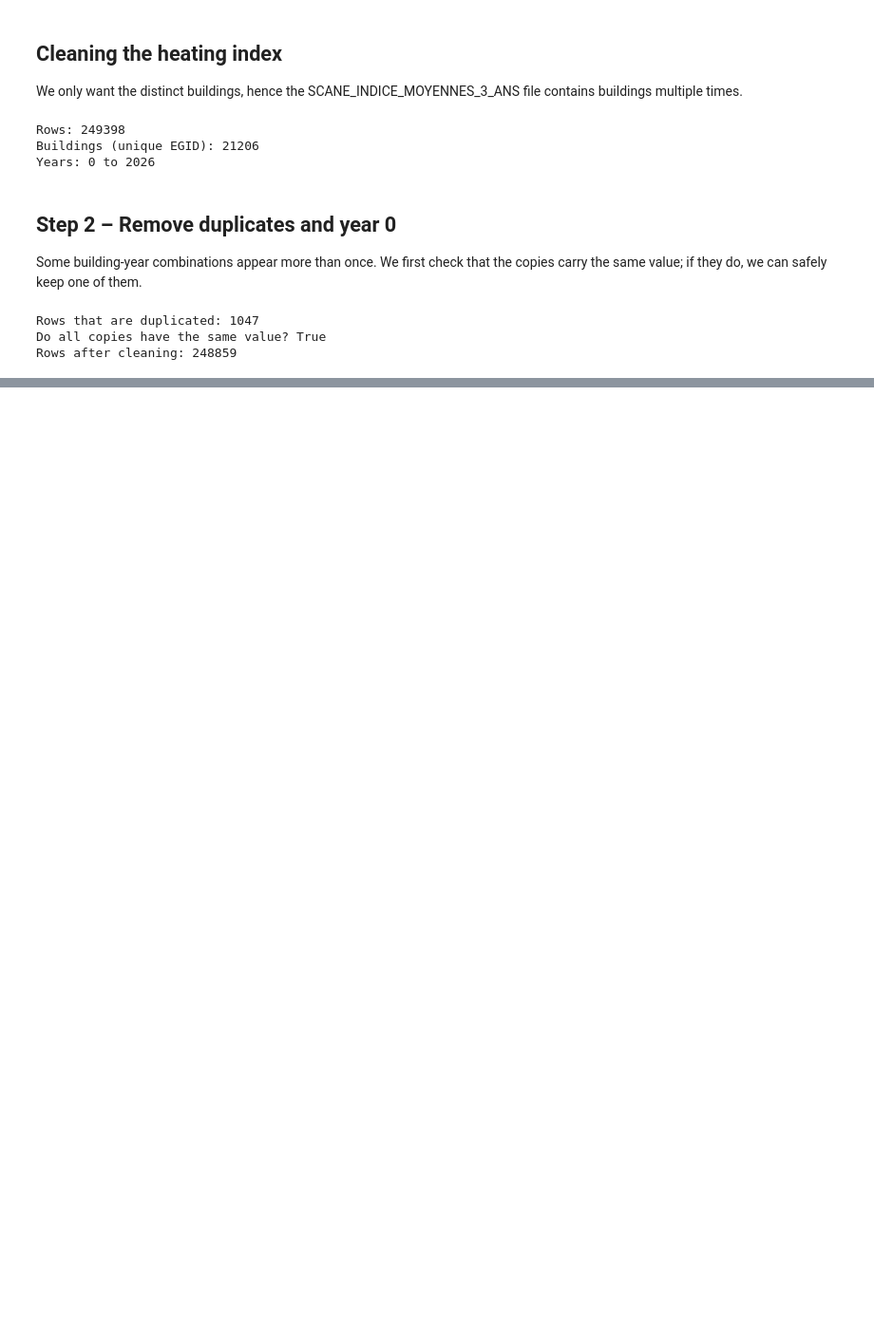
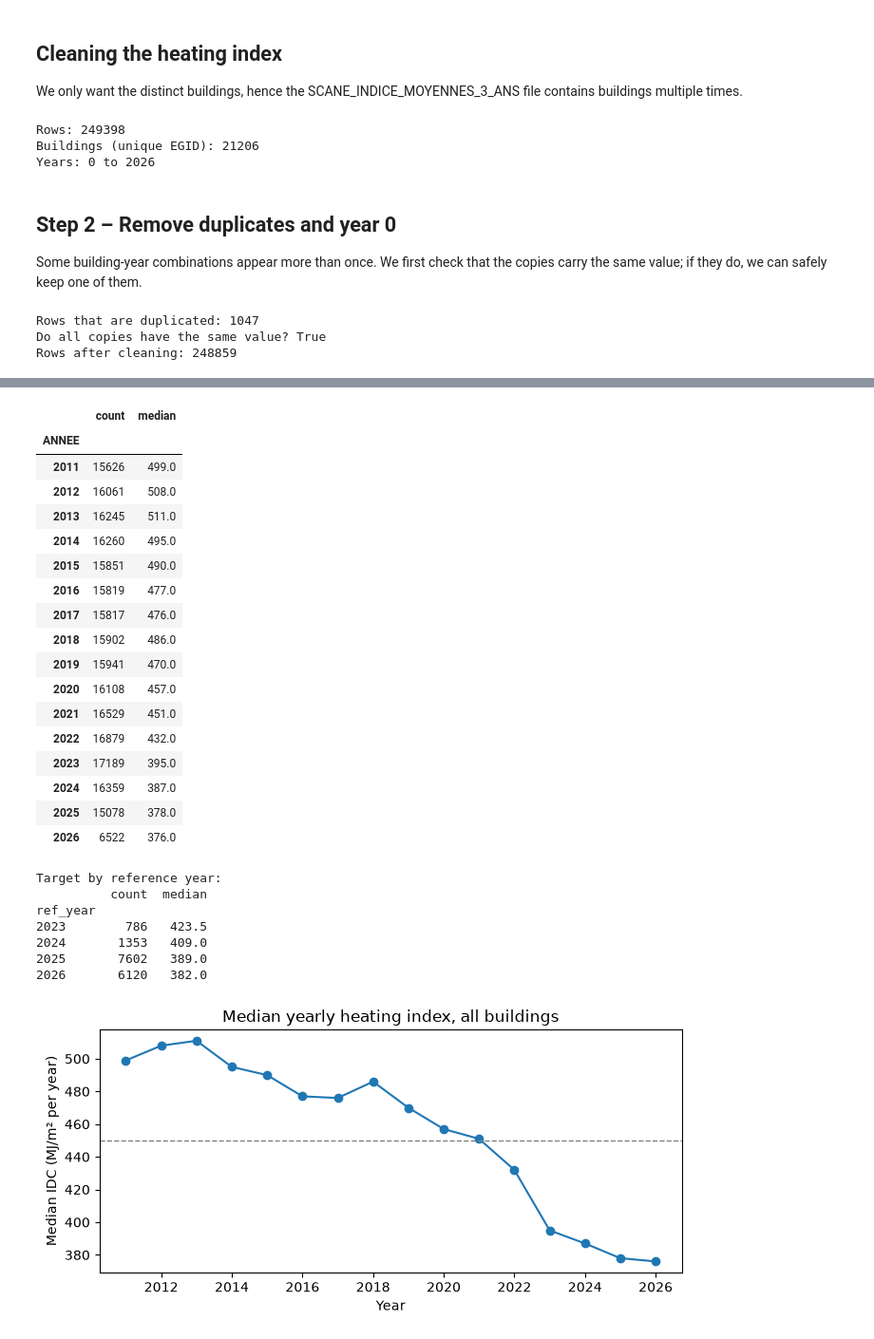
Before and after one commit to lydiasolomonn/dsf_project, a Jupyter notebook: code/01_preprocess.ipynb, the cells around one changed output, grey strips where cells are left out. Shown at 95% size. Saved outputs shown, nothing was run; the diff lists cells and outputs as text; code cells hidden in the pictures; blank space fills up the shorter version.

Commit message:
preprocessing target

```diff
--- a/code/01_preprocess.ipynb
+++ b/code/01_preprocess.ipynb
@@ -64,9 +73,9 @@ Rows after cleaning: 248859
 # %%
-has_avg = idc[(idc["ANNEE"] >= FIRST_YEAR) & idc["INDICE_MOY3"].notna()]
-latest = has_avg.sort_values("ANNEE").drop_duplicates("EGID", keep="last")
-
-target = latest[["EGID", "ANNEE", "INDICE_MOY3", "SRE", "DESTINATION"]].rename(columns={
-    "ANNEE": "ref_year", "INDICE_MOY3": "target", "SRE": "sre", "DESTINATION": "destination"})
-print("Buildings with a 3-year average from", FIRST_YEAR, ":", len(target))
+has_avg = idc[(idc["ANNEE"] >= FIRST_YEAR) & idc["INDICE_MOY3"].notna()] #all rows whose year is 2023 or later or doesnt have a missing 3 year average
+latest = has_avg.sort_values("ANNEE").drop_duplicates("EGID", keep="last") #sorting it by year and then keeping the most recent year per building
+target_old = latest[["EGID", "ANNEE", "INDICE_MOY3", "SRE", "DESTINATION"]].rename(columns={
+    "ANNEE": "ref_year", "INDICE_MOY3": "y", "SRE": "heated_floor_area", "DESTINATION": "building_type"})
+print("Buildings with a 3-year average from", FIRST_YEAR, ":", len(target_old))
+display(target_old)
 # %% [output]
 Buildings with a 3-year average from 2023 : 16587
@@ -72,0 +97,5 @@ Buildings with a 3-year average from 2023 : 16587
+# %%
+before = len(target_old)
+target = target_old[(target_old["y"] >= MIN_VALUE) & (target_old["y"] <= MAX_VALUE)]
+print("Buildings removed as implausible:", before - len(target))
+print("Buildings kept:", len(target))
@@ -72,0 +114,7 @@ Buildings with a 3-year average from 2023 : 16587
+# %%
+register = pd.read_csv(raw / "gebaeude_batiment_edificio.csv", sep="\t", usecols=["EGID", "GKLAS"], low_memory=False)
+target = target.merge(register, on="EGID", how="left")
+target["house"] = target["GKLAS"].isin([1110, 1121]) #returns yes/no if it is a house according to the GKlas
+
+print("Buildings without GKLAS:", target["GKLAS"].isna().sum())
+print("Houses (1 or 2 dwellings, GKLAS 1110/1121):", target["house"].sum())
@@ -72,0 +265,48 @@ Buildings with a 3-year average from 2023 : 16587
+# %%
+plausible_yearly = idc[(idc["INDICE"] > 0) & (idc["INDICE"] < 2000)]
+by_year = plausible_yearly.groupby("ANNEE")["INDICE"].agg(["count", "median"]).loc[2011:]
+display(by_year)
+by_ref = target.groupby("ref_year")["y"].agg(["count", "median"])
+print("\nTarget by reference year:")
+print(by_ref.to_string())
+
+fixed_2025 = has_avg[has_avg["ANNEE"] == 2025]
+fixed_2025 = fixed_2025[(fixed_2025["INDICE_MOY3"] >= MIN_VALUE) & (fixed_2025["INDICE_MOY3"] <= MAX_VALUE)]
+fixed_2025 = fixed_2025.merge(register, on="EGID", how="left")
+
+
+fig, ax = plt.subplots(figsize=(7, 3.5))
+ax.plot(by_year.index, by_year["median"], marker="o")
+ax.axhline(450, color="grey", linestyle="--", linewidth=1)
+ax.set_xlabel("Year")
+ax.set_ylabel("Median IDC (MJ/m² per year)")
+ax.set_title("Median yearly heating index, all buildings")
+fig.tight_layout()
+fig.savefig(output / "year_effect.png", dpi=150)
+# %% [output]
+|  | count | median |
+| ANNEE |  |  |
+| 2011 | 15626 | 499.0 |
+| 2012 | 16061 | 508.0 |
+| 2013 | 16245 | 511.0 |
+| 2014 | 16260 | 495.0 |
+| 2015 | 15851 | 490.0 |
+| 2016 | 15819 | 477.0 |
+| 2017 | 15817 | 476.0 |
+| 2018 | 15902 | 486.0 |
+| 2019 | 15941 | 470.0 |
+| 2020 | 16108 | 457.0 |
+| 2021 | 16529 | 451.0 |
+| 2022 | 16879 | 432.0 |
+| 2023 | 17189 | 395.0 |
+| 2024 | 16359 | 387.0 |
+| 2025 | 15078 | 378.0 |
+| 2026 | 6522 | 376.0 |
+Target by reference year:
+          count  median
+ref_year
+2023        786   423.5
+2024       1353   409.0
+2025       7602   389.0
+2026       6120   382.0
+[figure, added]
```
Also changed, not shown: parts of 16 cells of this notebook, 4 other files.
